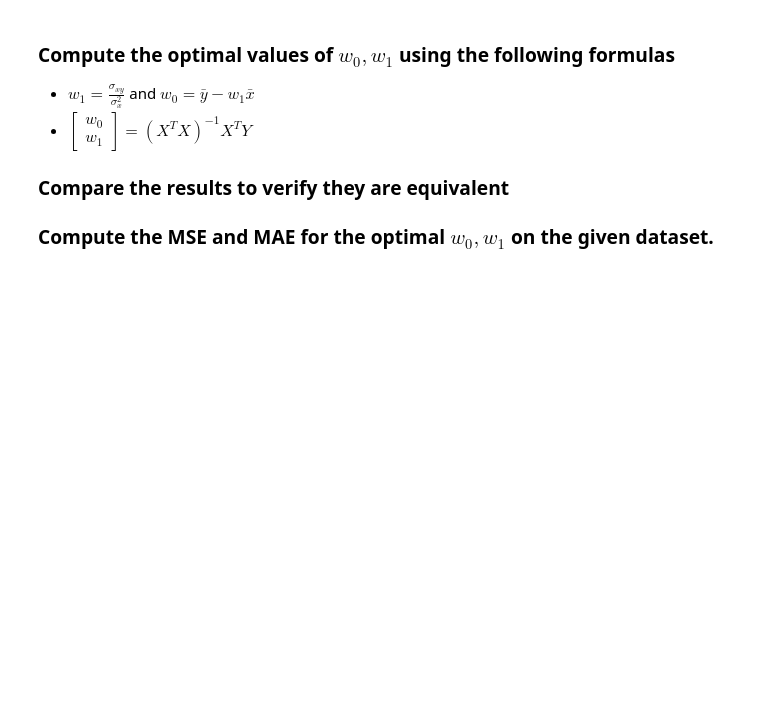
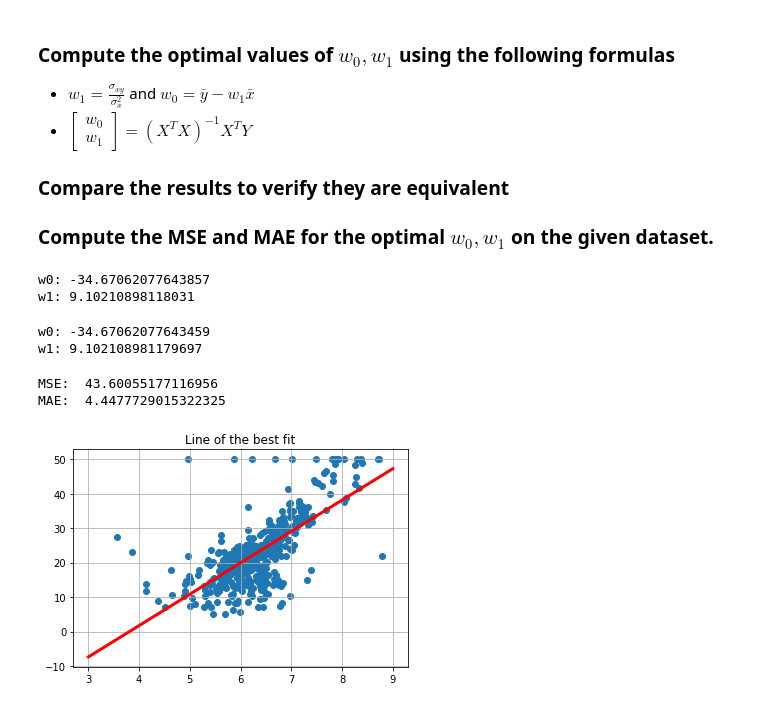
Before and after one commit to asarmadi/summer_ml_s3, a Jupyter notebook: day02/demo_boston_housing_one_variable.ipynb, the cells around one changed output. Cells and saved outputs as stored; diff of their text form; code cells hidden in the pictures; blank space fills up the shorter version.

```diff
--- a/day02/demo_boston_housing_one_variable.ipynb
+++ b/day02/demo_boston_housing_one_variable.ipynb
@@ -130,0 +127,18 @@ MSE: 47.929388709486155, MAE: 4.6492391304347835
+# %%
+## Your code here
+x = df['RM'].values
+
+mean_x = np.mean(x)
+mean_y = np.mean(y)
+
+var_x = np.var(x)
+covxy = np.mean((x-mean_x)*(y-mean_y))
+
+w1 = covxy/var_x
+w0 = mean_y - w1*mean_x
+
+print ("w0:", w0)
+print ("w1:", w1)
+# %% [output]
+w0: -34.67062077643857
+w1: 9.10210898118031
@@ -130,0 +148,30 @@ MSE: 47.929388709486155, MAE: 4.6492391304347835
+# %%
+x = df['RM'].values
+bias_term = np.ones((x.shape[0], 1))
+X = np.hstack([bias_term, x.reshape(-1, 1)])
+# pseudo-inverse
+w = np.linalg.inv(X.transpose().dot(X)).dot(X.transpose().dot(y))
+
+print ("w0:", w[0])
+print ("w1:", w[1])
+# %% [output]
+w0: -34.67062077643459
+w1: 9.102108981179697
+# %%
+xplt = np.linspace(3,9,100)
+yplt = w0 + w1*xplt
+
+plt.plot(xplt, yplt, c='red', linewidth = 3)
+plt.scatter(x, y)
+plt.grid()
+plt.title('Line of the best fit')
+
+yhat = w0 + w1*x
+MSE = np.mean((y - yhat)**2)
+MAE = np.mean(np.abs(y - yhat))
+print('MSE: ', MSE)
+print('MAE: ', MAE)
+# %% [output]
+MSE:  43.60055177116956
+MAE:  4.4477729015322325
+[figure, added]
```
Also changed, not shown: parts of 4 cells of this notebook.
